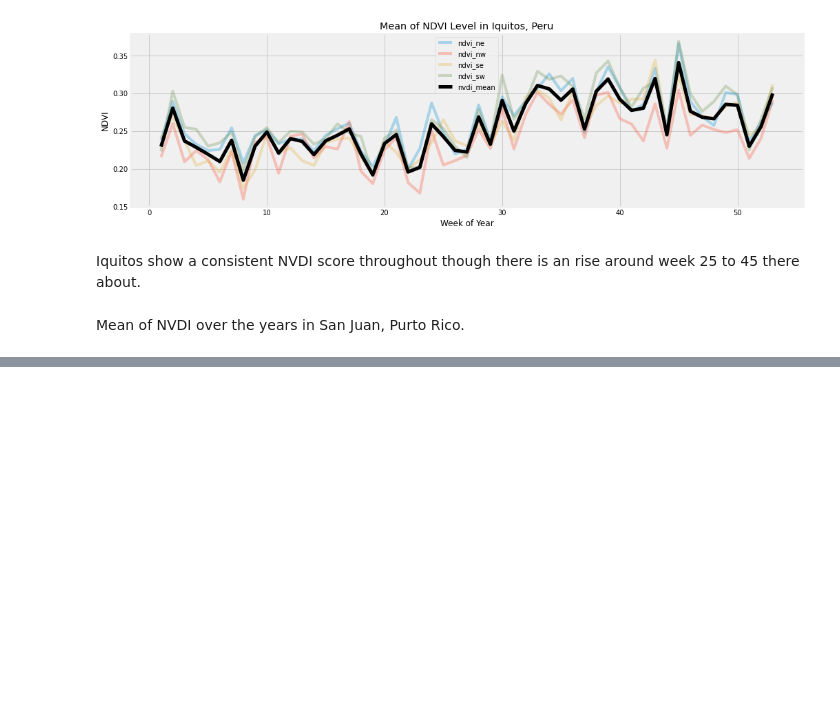
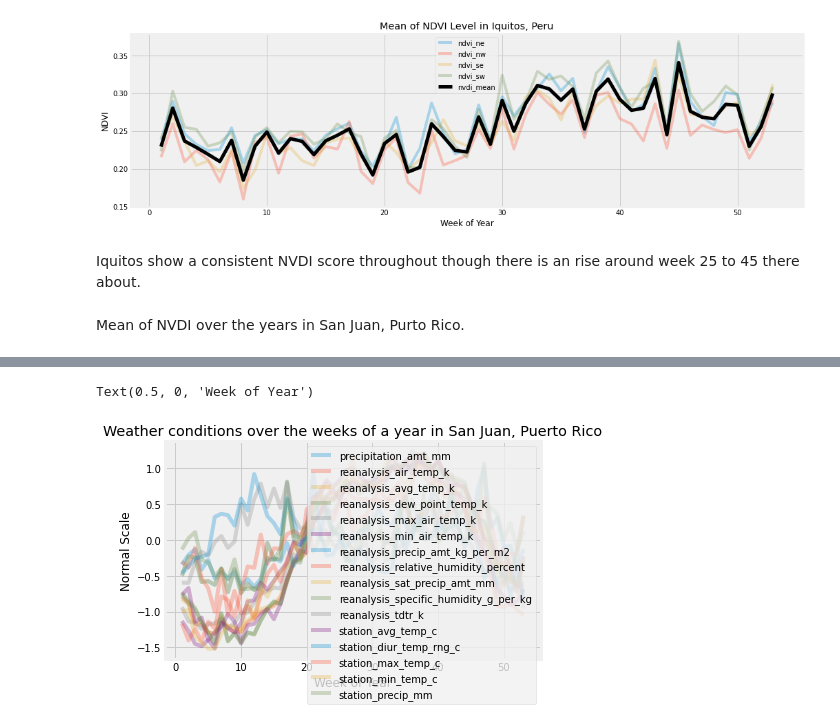
Before and after one commit to Mjcherono/Predicting-Disease-Spread, a Jupyter notebook: dengue.ipynb, the cells around one changed output, grey strips where cells are left out. Cells and saved outputs as stored; diff of their text form; code cells hidden in the pictures; blank space fills up the shorter version.

```diff
--- a/dengue.ipynb
+++ b/dengue.ipynb
@@ -645,0 +649,15 @@ plt.tight_layout(pad=3)#tight_layout automatically adjusts subplot params so tha
+# %%
+from sklearn.preprocessing import StandardScaler
+
+#Standardizing San Juan Features.
+scaler = StandardScaler()
+features = sj_new.columns[8:24]
+scaled_sj = scaler.fit_transform(sj_new[features])
+scaled_sj = pd.DataFrame(scaled_sj, columns = features, index=sj_new.index)
+scaled_sj['weekofyear'] = sj_new['weekofyear']
+
+#Standardizing Iquitos features.
+features2 = iq_new.columns[8:24]
+scaled_iq = scaler.fit_transform(iq_new[features])
+scaled_iq = pd.DataFrame(scaled_iq, columns = features, index=iq_new.index)
+scaled_iq['weekofyear'] = sj_new['weekofyear']
@@ -645,0 +692,10 @@ plt.tight_layout(pad=3)#tight_layout automatically adjusts subplot params so tha
+# %%
+for i in (scaled_sj.columns[0:16]):
+  scaled_sj.groupby('weekofyear')[i].mean().plot(alpha=0.3)
+plt.legend(loc='left')
+plt.title('Weather conditions over the weeks of a year in San Juan, Puerto Rico')
+plt.ylabel('Normal Scale')
+plt.xlabel('Week of Year')
+# %% [output]
+Text(0.5, 0, 'Week of Year')
+[figure, added]
```
Also changed, not shown: parts of 7 cells of this notebook.
